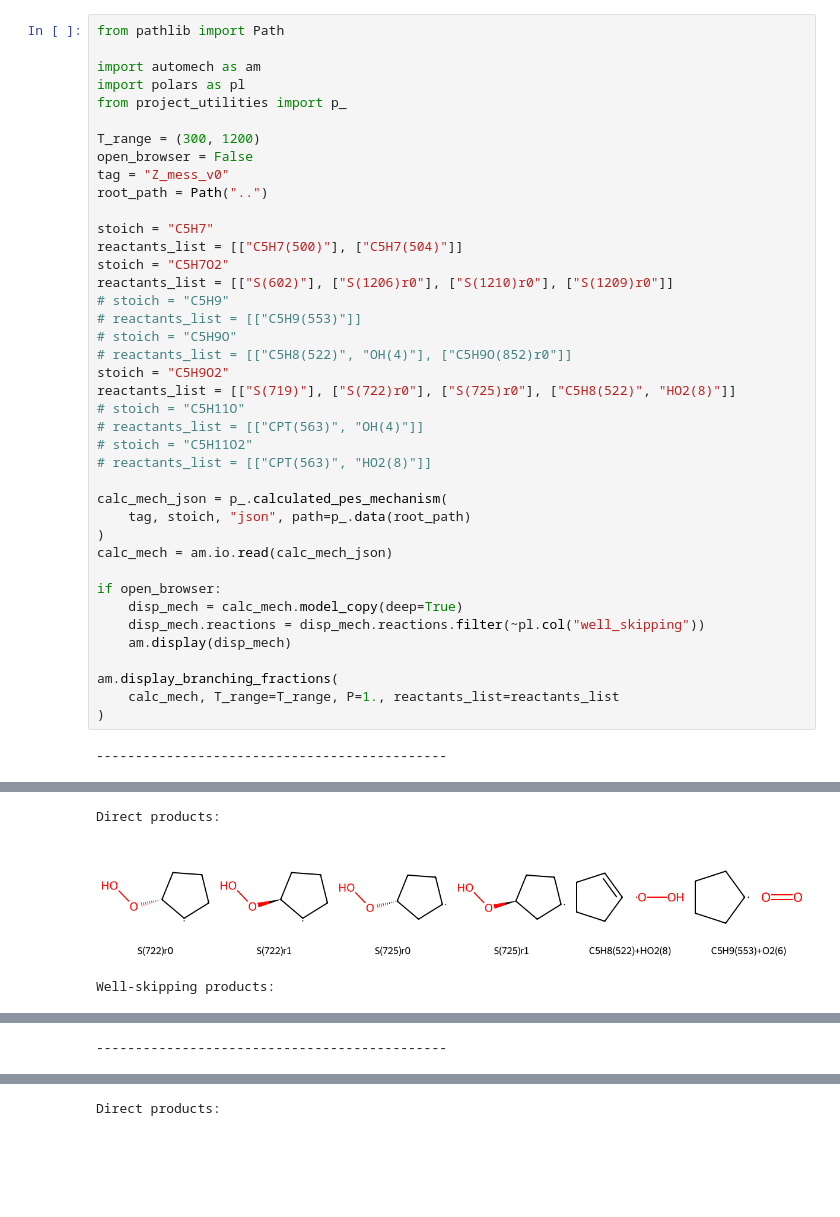
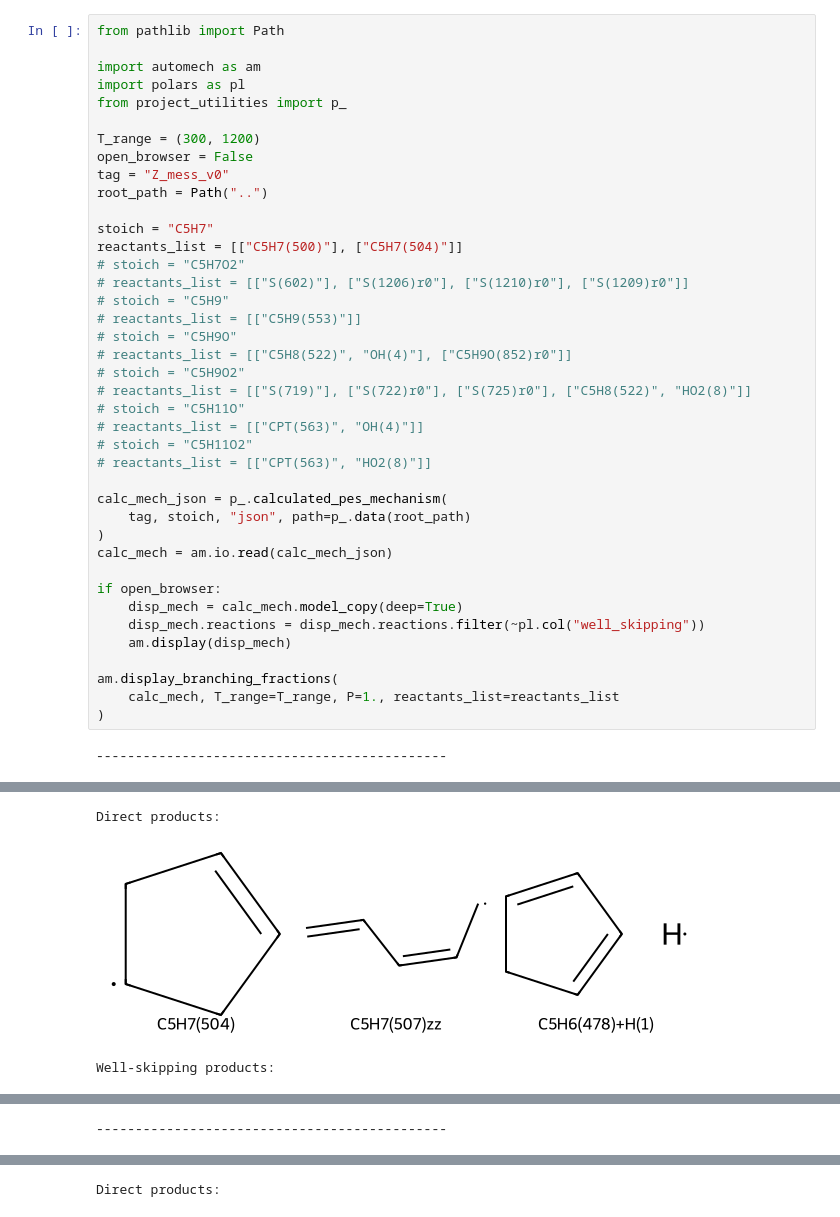
Before and after one commit to avcopan/project-cyclopentane, a Jupyter notebook: notebooks/branch_frac.ipynb, the cells around one changed output, grey strips where cells are left out. Saved outputs shown, nothing was run; the diff lists cells and outputs as text; blank space fills up the shorter version.

```diff
--- a/notebooks/branch_frac.ipynb
+++ b/notebooks/branch_frac.ipynb
@@ -12,14 +12,14 @@ root_path = Path("..")
 
 stoich = "C5H7"
 reactants_list = [["C5H7(500)"], ["C5H7(504)"]]
-stoich = "C5H7O2"
-reactants_list = [["S(602)"], ["S(1206)r0"], ["S(1210)r0"], ["S(1209)r0"]]
+# stoich = "C5H7O2"
+# reactants_list = [["S(602)"], ["S(1206)r0"], ["S(1210)r0"], ["S(1209)r0"]]
 # stoich = "C5H9"
 # reactants_list = [["C5H9(553)"]]
 # stoich = "C5H9O"
 # reactants_list = [["C5H8(522)", "OH(4)"], ["C5H9O(852)r0"]]
-stoich = "C5H9O2"
-reactants_list = [["S(719)"], ["S(722)r0"], ["S(725)r0"], ["C5H8(522)", "HO2(8)"]]
+# stoich = "C5H9O2"
+# reactants_list = [["S(719)"], ["S(722)r0"], ["S(725)r0"], ["C5H8(522)", "HO2(8)"]]
 # stoich = "C5H11O"
 # reactants_list = [["CPT(563)", "OH(4)"]]
 # stoich = "C5H11O2"
@@ -44,3 +44,3 @@ am.display_branching_fractions(
 Direct products:
-[figure, old version]
+[figure, new version]
 Well-skipping products:
```
Also changed, not shown: parts of 2 cells of this notebook, 39 other files.
